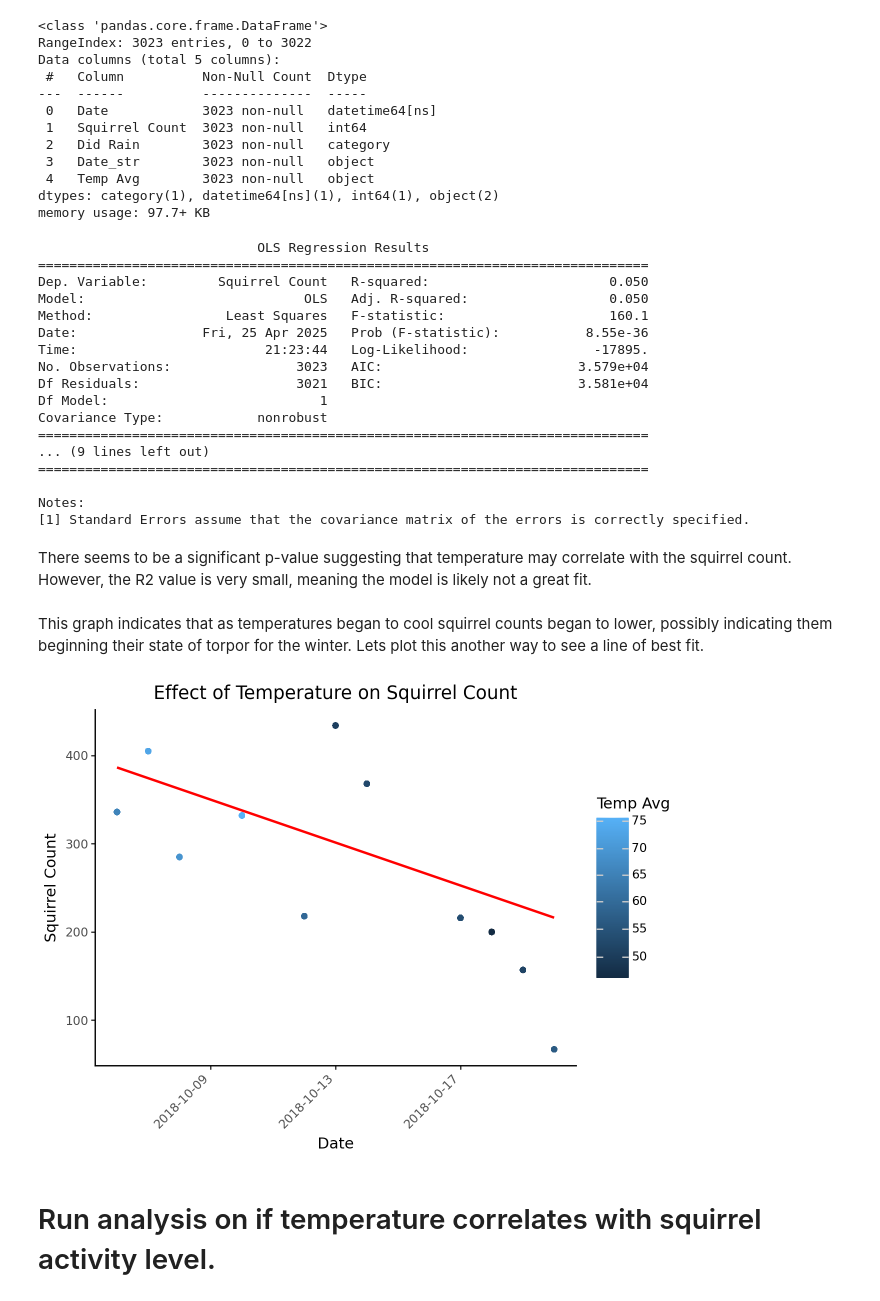
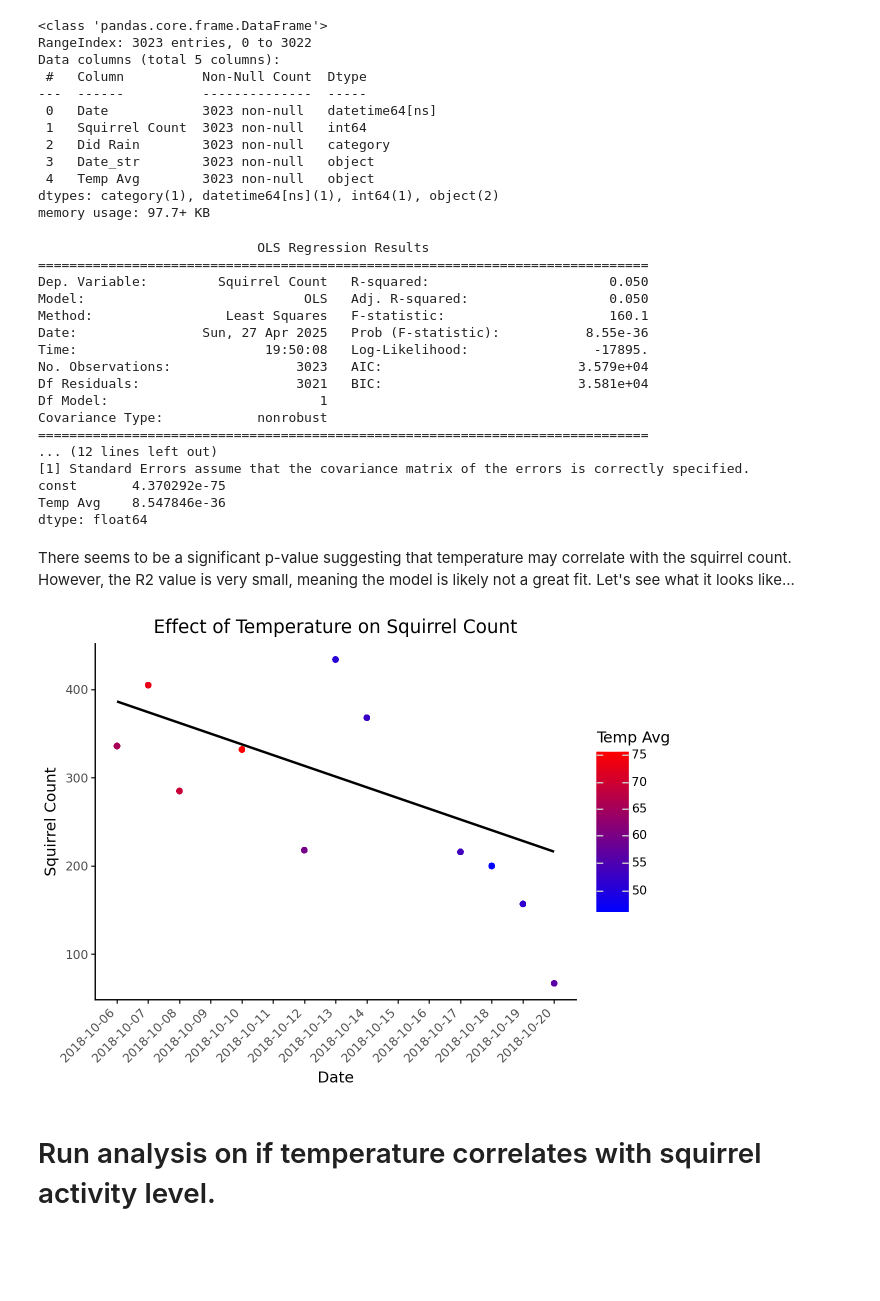
Before and after one commit to envirodatascience/final-project-go-squirrels, a Jupyter notebook: Sophie's_Squirrel_Notebook.ipynb, the cells around one changed output. Cells and saved outputs as stored; diff of their text form; code cells hidden in the pictures; blank space fills up the shorter version.

```diff
--- a/Sophie's_Squirrel_Notebook.ipynb
+++ b/Sophie's_Squirrel_Notebook.ipynb
@@ -499,41 +509,42 @@ X = sm.add_constant(X)
 model = sm.OLS(y, X)
 results = model.fit()
 print(results.summary())
+print(results.pvalues)
 # %% [output]
                             OLS Regression Results
 ==============================================================================
 Dep. Variable:         Squirrel Count   R-squared:                       0.050
 Model:                            OLS   Adj. R-squared:                  0.050
 Method:                 Least Squares   F-statistic:                     160.1
-Date:                Fri, 25 Apr 2025   Prob (F-statistic):           8.55e-36
-Time:                        21:23:44   Log-Likelihood:                -17895.
+Date:                Sun, 27 Apr 2025   Prob (F-statistic):           8.55e-36
+Time:                        19:50:08   Log-Likelihood:                -17895.
 No. Observations:                3023   AIC:                         3.579e+04
 Df Residuals:                    3021   BIC:                         3.581e+04
 Df Model:                           1
 Covariance Type:            nonrobust
 ==============================================================================
-... (9 lines left out)
-==============================================================================
-
-Notes:
+... (12 lines left out)
 [1] Standard Errors assume that the covariance matrix of the errors is correctly specified.
+const       4.370292e-75
+Temp Avg    8.547846e-36
+dtype: float64
 # %% [markdown]
-There seems to be a significant p-value suggesting that temperature may correlate with the squirrel count. However, the R2 value is very small, meaning the model is likely not a great fit.
+There seems to be a significant p-value suggesting that temperature may correlate with the squirrel count. However, the R2 value is very small, meaning the model is likely not a great fit. Let's see what it looks like...
-# %% [markdown]
-This graph indicates that as temperatures began to cool squirrel counts began to lower, possibly indicating them beginning their state of torpor for the winter. Lets plot this another way to see a line of best fit.
 # %%
 (
-       ggplot(squirrel_counts_by_date, aes(x='Date', y='Squirrel Count', color='Temp Avg'))
-       + geom_point(alpha=0.5)  # Add alpha for transparency
-       + geom_smooth(method='lm', se=False, color='red')  # Make the line red for visibility
-       + scale_x_datetime()  # Use scale_x_datetime for date values
-       + scale_color_gradient()
-       + theme_classic()
-       + theme(axis_text_x=element_text(rotation=45, hjust=1))
-       + labs(title="Effect of Temperature on Squirrel Count", x="Date", y="Squirrel Count")
-   )
+    ggplot(squirrel_counts_by_date, aes(x='Date', y='Squirrel Count', color='Temp Avg'))
+    + geom_point(alpha=0.5)  # Add alpha for transparency
+    + geom_smooth(method='lm', se=False, color='black')
+    + scale_x_datetime(
+        breaks=pd.date_range(squirrel_counts_by_date['Date'].min(), squirrel_counts_by_date['Date'].max(), freq='D')
+    ) #ensure each date shows
+    + scale_color_gradient(low='blue', high='red')  # Select gradient colors for visibility of when it gets cold
+    + theme_classic()
+    + theme(axis_text_x=element_text(rotation=45, hjust=1))
+    + labs(title="Effect of Temperature on Squirrel Count", x="Date", y="Squirrel Count")
+)
 # %% [output]
-[figure, old version]
+[figure, new version]
 # %% [markdown]
 # Run analysis on if temperature correlates with squirrel activity level.
 # %%
```
Also changed, not shown: parts of 40 cells of this notebook.
